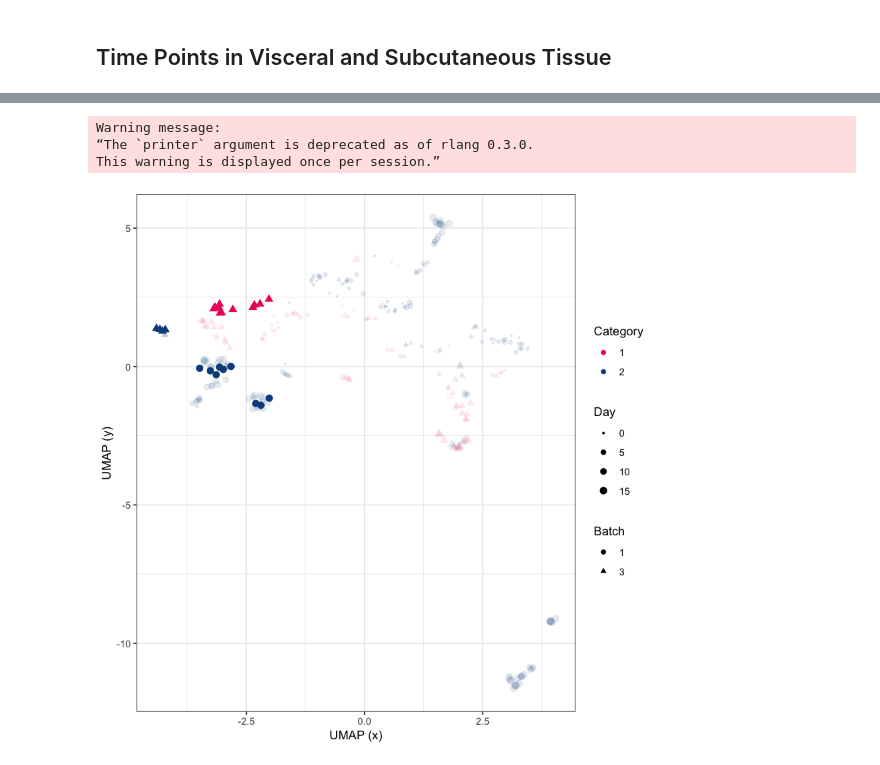
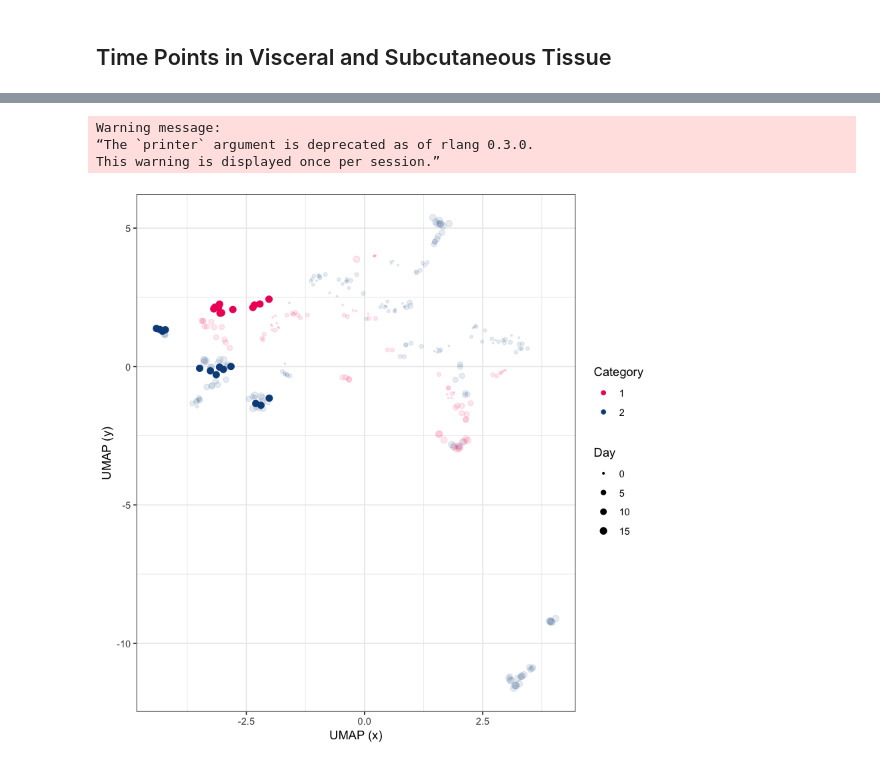
Before and after one commit to broadinstitute/2018_04_12_T2D_V2F_Saadat_Broad, a Jupyter notebook: umap_viz.ipynb, the cells around one changed output, grey strips where cells are left out. Saved outputs shown, nothing was run; the diff lists cells and outputs as text; code cells hidden in the pictures.

```diff
--- a/umap_viz.ipynb
+++ b/umap_viz.ipynb
@@ -310,40 +305,35 @@ cp_umap_df <- cp_umap_df %>%
         )
     )
 
 umap_day14_vc_gg <- ggplot(cp_umap_df, aes(x, y)) +
     geom_point(aes(color = paste(Category),
                    alpha = day_14_only,
-                   size = as.numeric(paste(Day)),
-                   shape = Batch)) +
+                   size = as.numeric(paste(Day)))) +
     theme_bw() +
     scale_size_continuous(name = "Day",
                           range = c(0.5, 2.5)) +
     scale_color_manual(name = "Category",
                          values = c("0" = "#EF1665",
                                     "1" = "#0A4E8A"),
                          labels = c("0" = "1",
                                     "1" = "2")) +
     scale_alpha_manual(name = "",
                        values = c(1, 0.1),
                        guide = 'none') +
-    scale_shape_manual(name = "Batch",
-                       values = c(19, 17),
-                       labels = c("batch_one" = "1",
-                                  "batch_three" = "3")) +
     xlab("UMAP (x)") +
     ylab("UMAP (y)") +
     theme(strip.text.x = element_text(size = 10),
           strip.text.y = element_text(size = 7),
           strip.background = element_rect(colour = "black",
                                           fill = "#fdfff4")) +
     guides(color = guide_legend(order = 1))
 
 umap_day14_vc_gg
 # %% [output]
 Warning message:
 “The `printer` argument is deprecated as of rlang 0.3.0.
 This warning is displayed once per session.”
-[figure, old version]
+[figure, new version]
 # %%
 extensions <- c(".png", ".pdf", ".svg")
 output_filebase <- file.path("figures", "umap_batch1_batch3_day_line_batch_day14_highlight")
```
Also changed, not shown: parts of 1 cell of this notebook, 8 other files.
